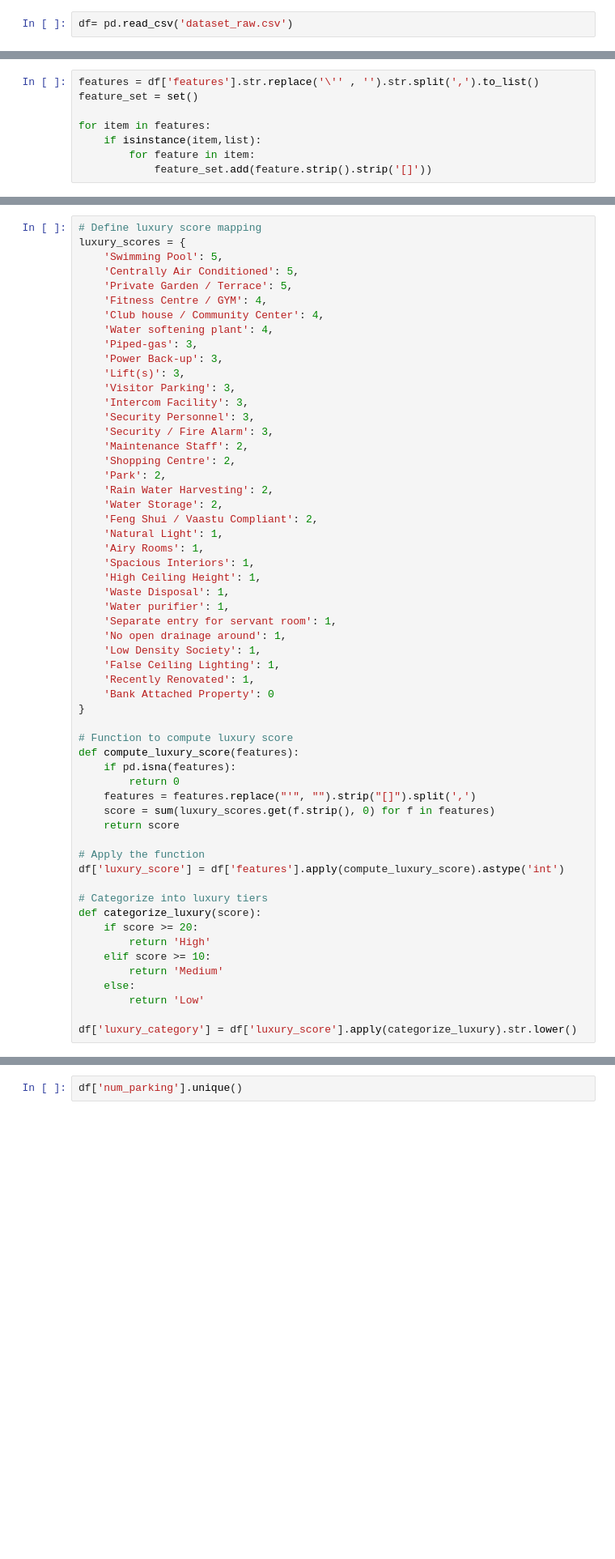
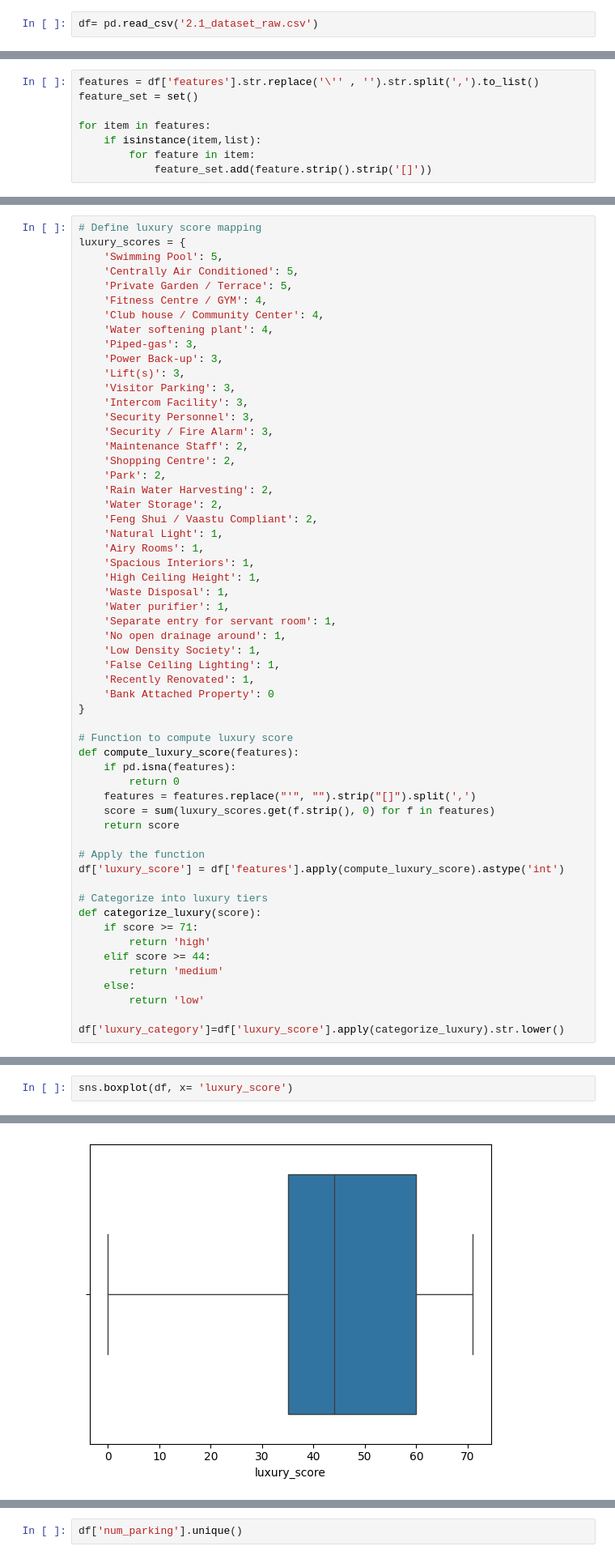
Before and after one commit to vashisthrahul13/DwellWell-AI, a Jupyter notebook: 3_dataset_cleaning_v1.ipynb, the cells around one changed output, grey strips where cells are left out. Shown: that part at 81% size. Saved outputs shown, nothing was run; the diff lists cells and outputs as text; blank space fills up the shorter version.

```diff
--- a/dataset_creation_cleaning/dataset_cleaning_v1.ipynb
+++ b/3_dataset_cleaning_v1.ipynb
@@ -63,7 +63,7 @@ import plotly.express as ex
 
 pd.set_option('display.max_columns', None)
 # %%
-df= pd.read_csv('dataset_raw.csv')
+df= pd.read_csv('2.1_dataset_raw.csv')
 # %%
 df.info(show_counts=True)
 # %% [output]
@@ -633,11 +631,11 @@ df['luxury_score'] = df['features'].apply(compute_luxury_score).astype('int')
 
 # Categorize into luxury tiers
 def categorize_luxury(score):
-    if score >= 20:
-        return 'High'
-    elif score >= 10:
-        return 'Medium'
+    if score >= 71:
+        return 'high'
+    elif score >= 44:
+        return 'medium'
     else:
-        return 'Low'
+        return 'low'
 
-df['luxury_category'] = df['luxury_score'].apply(categorize_luxury).str.lower()
+df['luxury_category']=df['luxury_score'].apply(categorize_luxury).str.lower()
@@ -643,0 +656,3 @@ df['luxury_category'] = df['luxury_score'].apply(categorize_luxury).str.lower()
+# %%
+sns.boxplot(df, x= 'luxury_score')
+# %% [output]
@@ -644 +660,2 @@ df['luxury_category'] = df['luxury_score'].apply(categorize_luxury).str.lower()
+[figure, added]
 # %%
```
Also changed, not shown: parts of 13 cells of this notebook, 18 other files.
